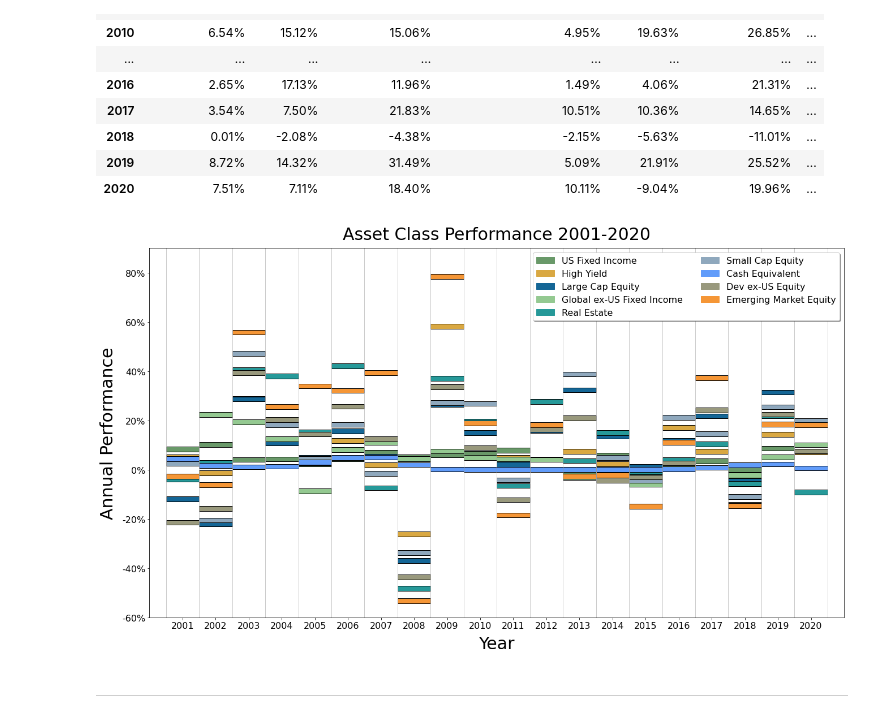
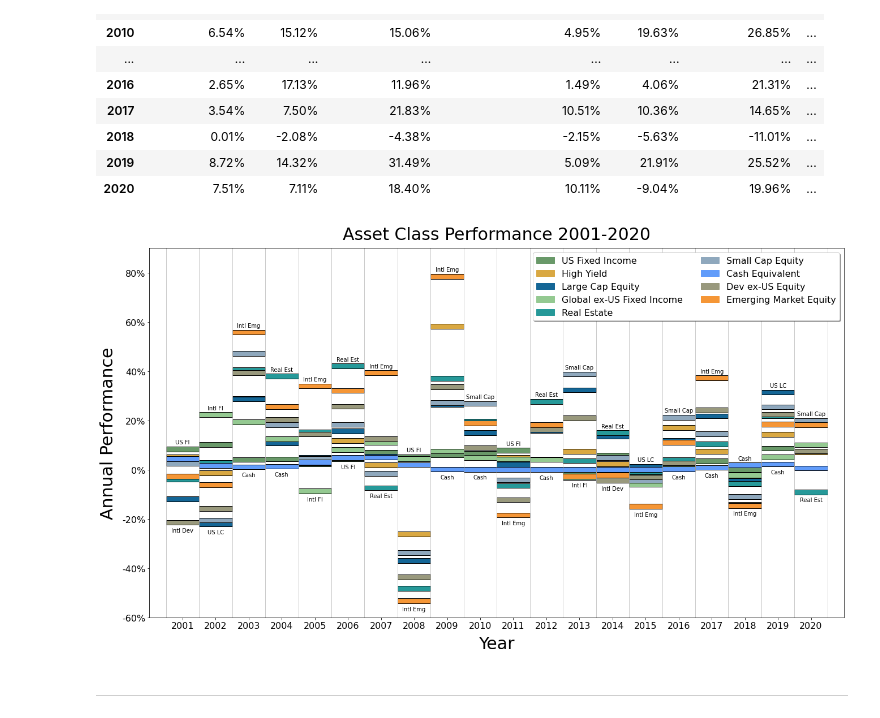
Before and after one commit to jsprag/Callan-Chart, a Jupyter notebook: Callan_Chart.ipynb, the cells around one changed output. Drawn from its saved outputs; the diff is of its cells as text; code cells hidden in the pictures.

Commit message:
Added plot display options

```diff
--- a/Callan_Chart.ipynb
+++ b/Callan_Chart.ipynb
@@ -51,6 +51,19 @@ colors = {
     'Dev ex-US Equity': (.60, .60, .49),
     'Emerging Market Equity': (.96, .59, .21)
 }
+# %%
+# abbreviations
+abbrevs = {
+    'US Fixed Income': 'US FI',
+    'High Yield': 'Hi Yld',
+    'Large Cap Equity': 'US LC',
+    'Global ex-US Fixed Income': 'Intl FI',
+    'Real Estate': 'Real Est',
+    'Small Cap Equity': 'Small Cap',
+    'Cash Equivalent': 'Cash',
+    'Dev ex-US Equity': 'Intl Dev',
+    'Emerging Market Equity': 'Intl Emg'
+}
 # %%
 def draw_box(year, pct, height, facecolor, edgecolor, alpha=1.0):
     '''helper function to create matplotlib rectangle'''
@@ -75,6 +88,19 @@ plt_y_min = round(df_min * 1.1, -1)
 
 plt_x_max = df.index.max() + 1
 plt_x_min = df.index.min() - 1
+# %%
+# plot settings
+
+# toggle mini-lines
+# set to True to display lines connecting rectangles of same asset class
+# set to False to omit lines
+mini_lines = False
+
+# mini line weight. Value of 0.5 is good starting point
+mini_line_weight = 0.5
+
+#toggle min/max labels
+min_max = True
 # %%
 # create plot
 fig, ax = plt.subplots(figsize=(22,12))
@@ -94,35 +120,49 @@ edgecolor = 'black'
 
 # iterate through table values and call function to draw rectangles
 for i in df.index:
     for c in df.columns:
         val = df[c].loc[i]
         draw_box(i, val, height, colors[c], edgecolor, alpha)
 
+        # add label to max and min
+        if min_max:
+            if val == df.max(axis=1)[i]:
+                ax.text(x=i, y=val+2, s=abbrevs[c], ha='center')
+            if val == df.min(axis=1)[i]:
+                plt.text(x=i, y=val-4, s=abbrevs[c], ha='center')
+
+# plot with custom line colors
+if mini_lines:
+    for c in df.columns:
+        plt.plot(df[c], color=colors[c], linewidth=mini_line_weight)
+
 # create legend entries
 legend = []
 for c in df.columns:
     legend.append(mpatches.Patch(color=colors[c], label=c))
 
 # draw legend
 plt.legend(handles=legend, ncol=2, loc=1, framealpha=1, shadow=0.5, fontsize=16)
 
 # set axis ticks
 ax.set_xticks(df.index)
 plt.xticks(fontsize=16)
 plt.yticks(fontsize=16)
 plt.gca().yaxis.set_major_formatter(plt.matplotlib.ticker.StrMethodFormatter('{x:,.0f}%'))
 
 # label axes and title
 ax.set_xlabel('Year', fontsize=30, labelpad=10)
 ax.set_ylabel('Annual Performance', fontsize=30, labelpad=10)
 ax.set_title('Asset Class Performance 2001-2020', fontsize=30, pad=15)
 
 # display plot
 plt.show()
 
-ax.figure.savefig("callan_chart.png")
+line_name = '_lines' if mini_lines else ''
+minmax_name = '_minmax' if min_max else ''
+ax.figure.savefig(f"callan_chart{line_name}{minmax_name}.png")
 # %% [output]
-[figure, old version]
+[figure, new version]
 # %% [markdown]
 ***
 # %% [markdown]
```
Also changed, not shown: 3 other files.
